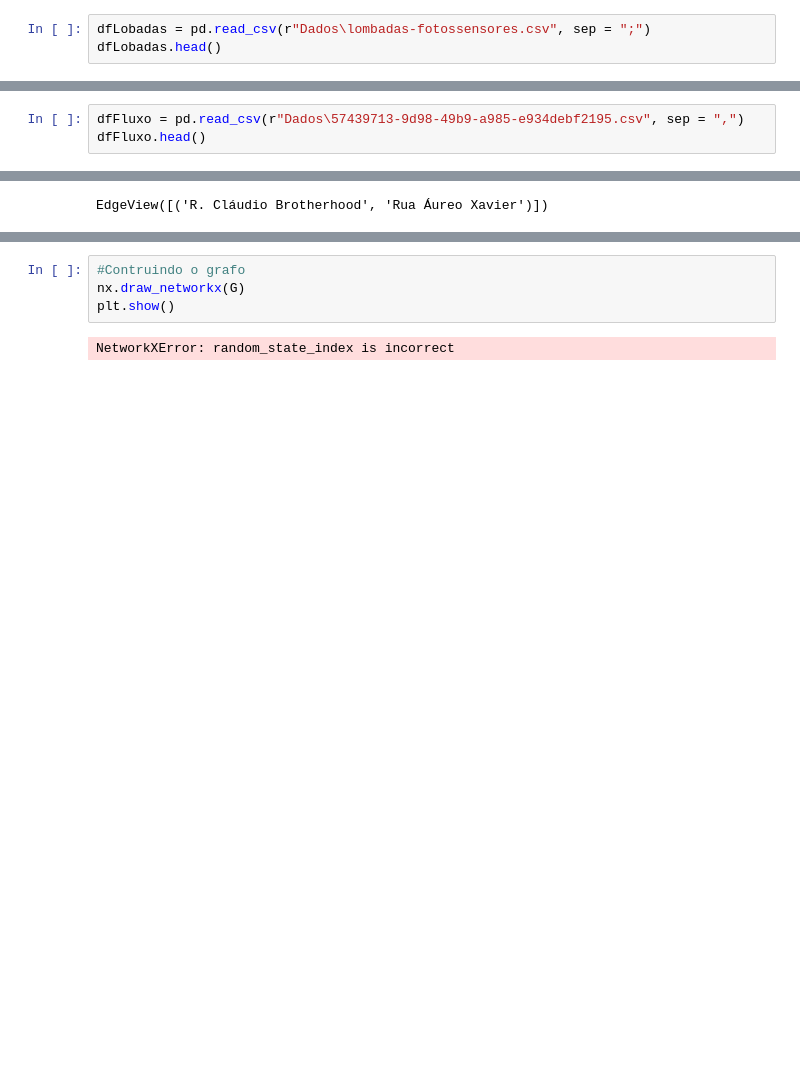
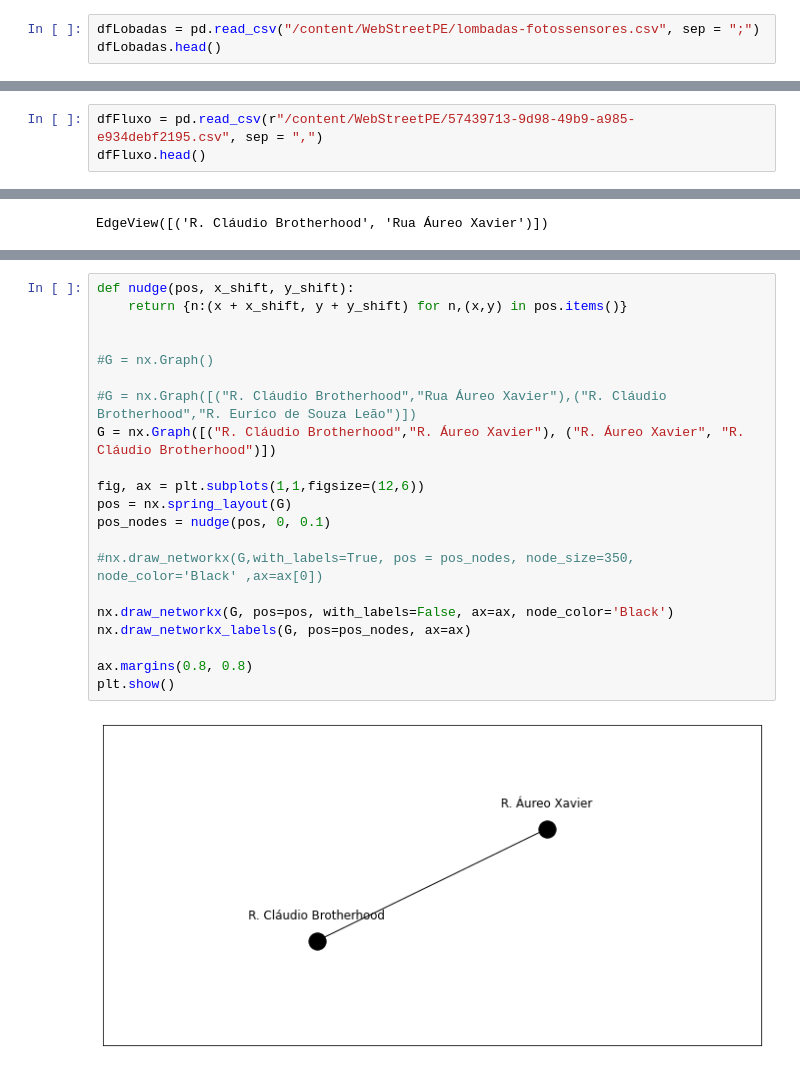
Before and after one commit to sauloemp/WebStreetPE, a Jupyter notebook: Projeto Final.ipynb, the cells around one changed output, grey strips where cells are left out. Saved outputs shown, nothing was run; the diff lists cells and outputs as text; blank space fills up the shorter version.

```diff
--- a/Projeto Final.ipynb
+++ b/Projeto Final.ipynb
@@ -22,7 +30,7 @@ import numpy as np
 # %% [markdown]
 ## Trabalhando dados de Lombadas e foto senssores
 # %%
-dfLobadas = pd.read_csv(r"Dados\lombadas-fotossensores.csv", sep = ";")
+dfLobadas = pd.read_csv("/content/WebStreetPE/lombadas-fotossensores.csv", sep = ";")
 dfLobadas.head()
 # %% [output]
 |  | equipamento | tipo | logradouro | velocidade_via | latitude | longitude |
@@ -34,7 +42,7 @@ dfLobadas.head()
 # %% [markdown]
 ## Trabalhando Dados de Fluxo
 # %%
-dfFluxo = pd.read_csv(r"Dados\57439713-9d98-49b9-a985-e934debf2195.csv", sep = ",")
+dfFluxo = pd.read_csv(r"/content/WebStreetPE/57439713-9d98-49b9-a985-e934debf2195.csv", sep = ",")
 dfFluxo.head()
 # %% [output]
 |  | _id | mes | equipamento | faixa | data | hora | minutos_intervalo | qtd_0a10km | qtd_11a20km | ... |
@@ -232,6 +226,23 @@ Requirement already satisfied: decorator in c:\programdata\anaconda3\lib\site-pa
 # %%
-#Contruindo o grafo
-nx.draw_networkx(G)
+def nudge(pos, x_shift, y_shift):
+    return {n:(x + x_shift, y + y_shift) for n,(x,y) in pos.items()}
+
+
+#G = nx.Graph()
+
+#G = nx.Graph([("R. Cláudio Brotherhood","Rua Áureo Xavier"),("R. Cláudio Brotherhood","R. Euríco de Souza Leão")])
+G = nx.Graph([("R. Cláudio Brotherhood","R. Áureo Xavier"), ("R. Áureo Xavier", "R. Cláudio Brotherhood")])
+
+fig, ax = plt.subplots(1,1,figsize=(12,6))
+pos = nx.spring_layout(G)
+pos_nodes = nudge(pos, 0, 0.1)
+
+#nx.draw_networkx(G,with_labels=True, pos = pos_nodes, node_size=350, node_color='Black' ,ax=ax[0])
+
+nx.draw_networkx(G, pos=pos, with_labels=False, ax=ax, node_color='Black')
+nx.draw_networkx_labels(G, pos=pos_nodes, ax=ax)
+
+ax.margins(0.8, 0.8)
 plt.show()
 # %% [output]
-NetworkXError: random_state_index is incorrect
+[figure, added]
```
Also changed, not shown: parts of 8 cells of this notebook.
